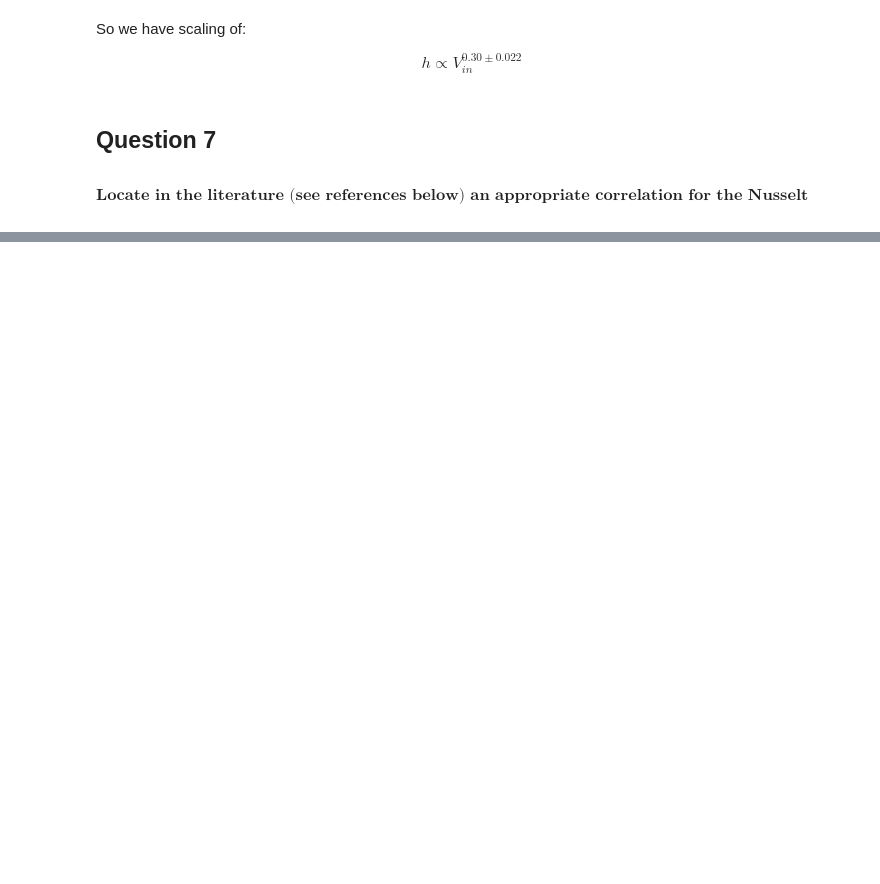
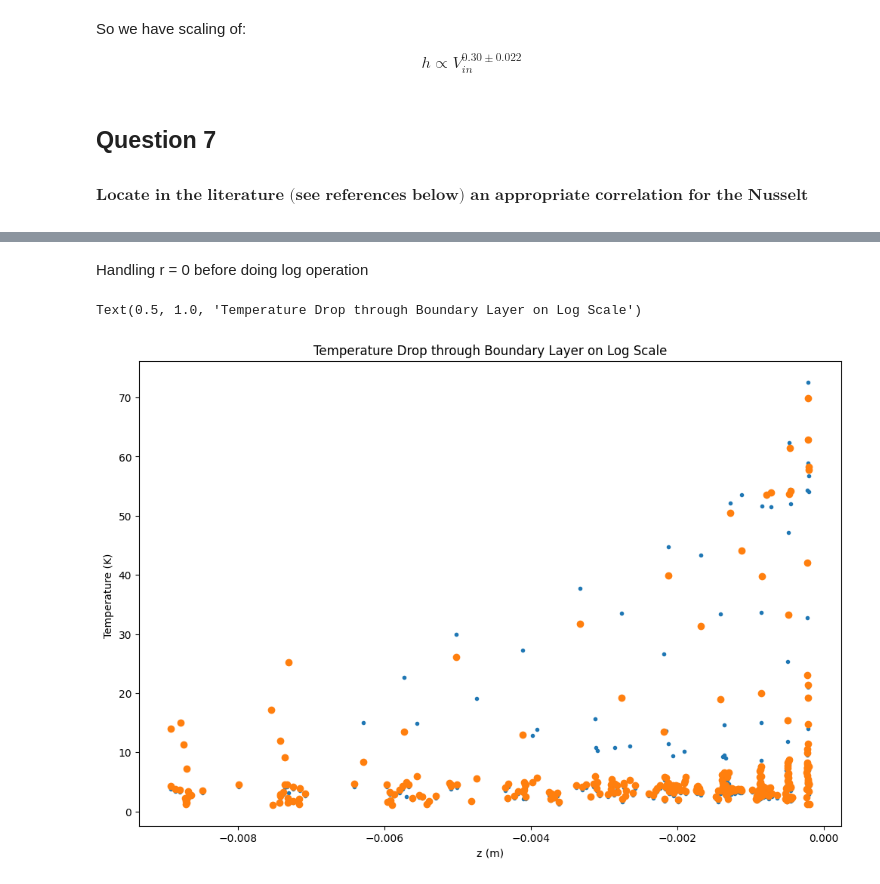
Before and after one commit to rahilisashaik/cbe154, a Jupyter notebook: heat-transfer-2/updated_HT_data_analysis.ipynb, the cells around one changed output, grey strips where cells are left out. Cells and saved outputs as stored; diff of their text form; code cells hidden in the pictures; blank space fills up the shorter version.

```diff
--- a/heat-transfer-2/updated_HT_data_analysis.ipynb
+++ b/heat-transfer-2/updated_HT_data_analysis.ipynb
@@ -769,0 +832,44 @@ df_1
+# %%
+df_sim_1["T_drop"] = df_sim_1["T (K)"] - T_air_jet
+df_sim_2["T_drop"] = df_sim_2["T (K)"] - T_air_jet
+df_sim_3["T_drop"] = df_sim_3["T (K)"] - T_air_jet
+df_sim_4["T_drop"] = df_sim_4["T (K)"] - T_air_jet
+# %%
+BL_1 = df_sim_1.query("z < 0 and T_drop >= 0.01 * T_drop.max() and r > 0")
+BL_2 = df_sim_2.query("z < 0 and T_drop >= 0.01 * T_drop.max() and r > 0")
+BL_3 = df_sim_3.query("z < 0 and T_drop >= 0.01 * T_drop.max() and r > 0")
+BL_4 = df_sim_4.query("z < 0 and T_drop >= 0.01 * T_drop.max() and r > 0")
+# %%
+BL_1 = BL_1.sort_values(by = 'z' )
+BL_2 = BL_2.sort_values(by = 'z')
+BL_3 = BL_3.sort_values(by = 'z')
+BL_4 = BL_4.sort_values(by = 'z')
+# %% [markdown]
+Handling r = 0 before doing log operation
+# %%
+BL_1["log abs(z)"] = np.log10(abs(BL_1["z"]))
+BL_2["log abs(z)"] = np.log10(abs(BL_2["z"]))
+BL_3["log abs(z)"] = np.log10(abs(BL_3["z"]))
+BL_4["log abs(z)"] = np.log10(abs(BL_4["z"]))
+
+BL_1["log T_drop"] = np.log10(BL_1["T_drop"])
+BL_2["log T_drop"] = np.log10(BL_2["T_drop"])
+BL_3["log T_drop"] = np.log10(BL_3["T_drop"])
+BL_4["log T_drop"] = np.log10(BL_4["T_drop"])
+
+BL_1["log r"] = np.log(BL_1["r"])
+BL_2["log r"] = np.log(BL_2["r"])
+BL_3["log r"] = np.log(BL_3["r"])
+BL_4["log r"] = np.log(BL_4["r"])
+# %%
+plt.figure(figsize=(12, 8))
+plt.scatter( BL_1['z'], BL_1['T_drop'], label = 'Flow Rate 1 SCFM T Simulation in Boundary Layer', marker =".")
+plt.scatter(BL_2['z'], BL_2['T_drop'], label = 'Flow Rate 2 SCFM T Simulation in Boundary Layer')
+# plt.scatter(BL_3['log z'], BL_3['log T_drop'], label = 'Flow Rate 3 SCFM T Simulation in Boundary Layer')
+# plt.scatter(BL_4['log z'], BL_4['log T_drop'], label = 'Flow Rate 4 SCFM T Simulation in Boundary Layer')
+plt.xlabel("z (m)")
+plt.ylabel("Temperature (K) ")
+plt.title("Temperature Drop through Boundary Layer on Log Scale")
+# %% [output]
+Text(0.5, 1.0, 'Temperature Drop through Boundary Layer on Log Scale')
+[figure, added]
```
Also changed, not shown: parts of 19 cells of this notebook, 1 other file.
